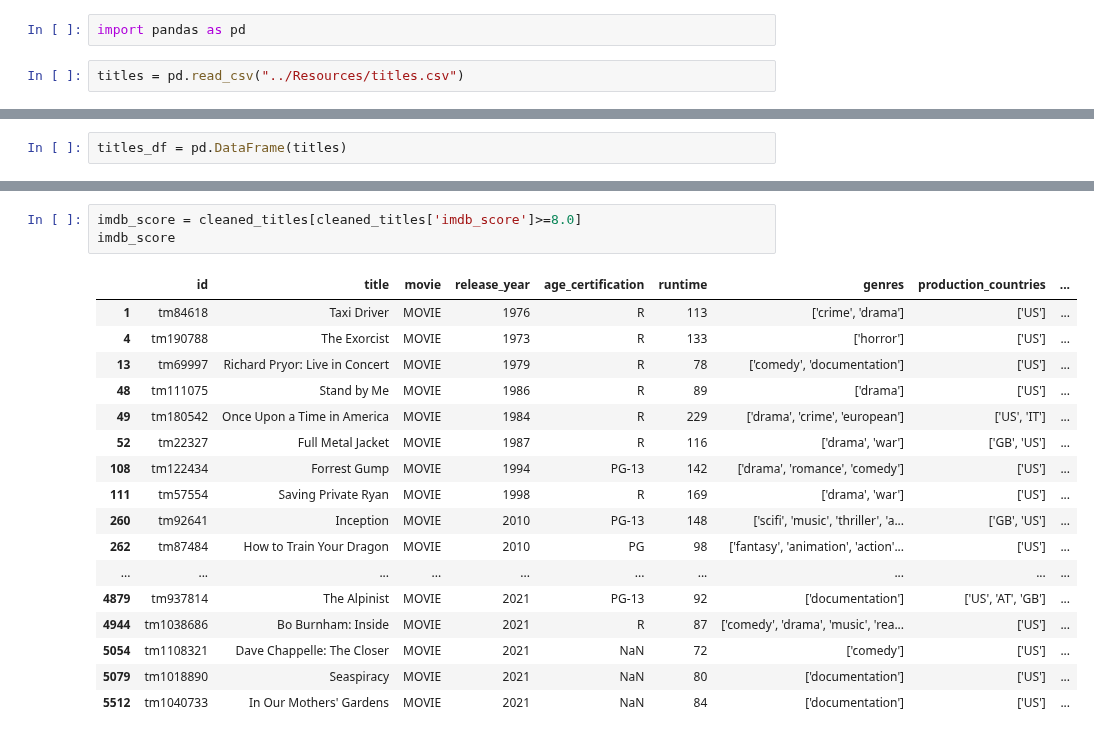
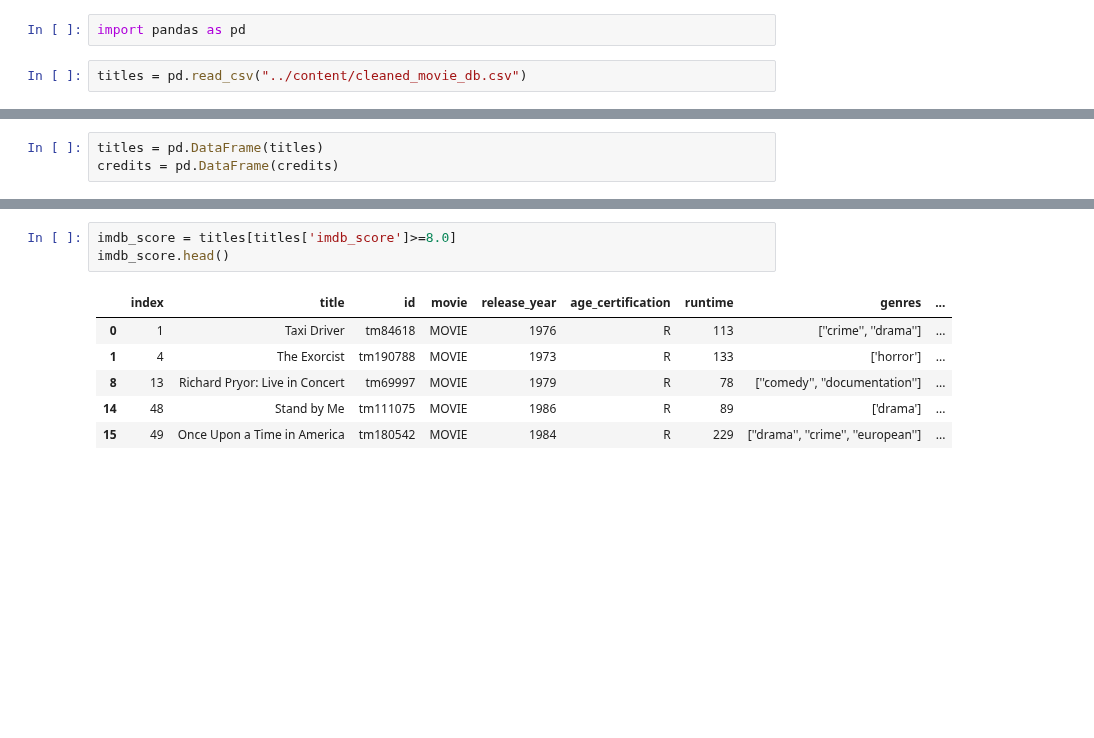
Before and after one commit to jgcarter421/Netflix, a Jupyter notebook: Notebook/top_categories.ipynb, the cells around one changed output, grey strips where cells are left out. Drawn from its saved outputs; the diff is of its cells as text; blank space fills up the shorter version.

Commit message:
sorted data and found top column categories from movie_db

```diff
--- a/Notebook/top_categories.ipynb
+++ b/Notebook/top_categories.ipynb
@@ -1,5 +1,5 @@
 # %%
 import pandas as pd
 # %%
-titles = pd.read_csv("../Resources/titles.csv")
+titles = pd.read_csv("../content/cleaned_movie_db.csv")
 # %%
@@ -7,2 +7,3 @@ credits = pd.read_csv("../Resources/credits.csv")
 # %%
-titles_df = pd.DataFrame(titles)
+titles = pd.DataFrame(titles)
+credits = pd.DataFrame(credits)
@@ -245,22 +10,11 @@ cleaned_titles
 # %%
-imdb_score = cleaned_titles[cleaned_titles['imdb_score']>=8.0]
-imdb_score
+imdb_score = titles[titles['imdb_score']>=8.0]
+imdb_score.head()
 # %% [output]
-|  | id | title | movie | release_year | age_certification | runtime | genres | production_countries | ... |
-| 1 | tm84618 | Taxi Driver | MOVIE | 1976 | R | 113 | ['crime', 'drama'] | ['US'] | ... |
-| 4 | tm190788 | The Exorcist | MOVIE | 1973 | R | 133 | ['horror'] | ['US'] | ... |
-| 13 | tm69997 | Richard Pryor: Live in Concert | MOVIE | 1979 | R | 78 | ['comedy', 'documentation'] | ['US'] | ... |
-| 48 | tm111075 | Stand by Me | MOVIE | 1986 | R | 89 | ['drama'] | ['US'] | ... |
-| 49 | tm180542 | Once Upon a Time in America | MOVIE | 1984 | R | 229 | ['drama', 'crime', 'european'] | ['US', 'IT'] | ... |
-| 52 | tm22327 | Full Metal Jacket | MOVIE | 1987 | R | 116 | ['drama', 'war'] | ['GB', 'US'] | ... |
-| 108 | tm122434 | Forrest Gump | MOVIE | 1994 | PG-13 | 142 | ['drama', 'romance', 'comedy'] | ['US'] | ... |
-| 111 | tm57554 | Saving Private Ryan | MOVIE | 1998 | R | 169 | ['drama', 'war'] | ['US'] | ... |
-| 260 | tm92641 | Inception | MOVIE | 2010 | PG-13 | 148 | ['scifi', 'music', 'thriller', 'a... | ['GB', 'US'] | ... |
-| 262 | tm87484 | How to Train Your Dragon | MOVIE | 2010 | PG | 98 | ['fantasy', 'animation', 'action'... | ['US'] | ... |
-| ... | ... | ... | ... | ... | ... | ... | ... | ... | ... |
-| 4879 | tm937814 | The Alpinist | MOVIE | 2021 | PG-13 | 92 | ['documentation'] | ['US', 'AT', 'GB'] | ... |
-| 4944 | tm1038686 | Bo Burnham: Inside | MOVIE | 2021 | R | 87 | ['comedy', 'drama', 'music', 'rea... | ['US'] | ... |
-| 5054 | tm1108321 | Dave Chappelle: The Closer | MOVIE | 2021 | NaN | 72 | ['comedy'] | ['US'] | ... |
-| 5079 | tm1018890 | Seaspiracy | MOVIE | 2021 | NaN | 80 | ['documentation'] | ['US'] | ... |
-| 5512 | tm1040733 | In Our Mothers' Gardens | MOVIE | 2021 | NaN | 84 | ['documentation'] | ['US'] | ... |
+|  | index | title | id | movie | release_year | age_certification | runtime | genres | ... |
+| 0 | 1 | Taxi Driver | tm84618 | MOVIE | 1976 | R | 113 | [''crime'', ''drama''] | ... |
+| 1 | 4 | The Exorcist | tm190788 | MOVIE | 1973 | R | 133 | ['horror'] | ... |
+| 8 | 13 | Richard Pryor: Live in Concert | tm69997 | MOVIE | 1979 | R | 78 | [''comedy'', ''documentation''] | ... |
+| 14 | 48 | Stand by Me | tm111075 | MOVIE | 1986 | R | 89 | ['drama'] | ... |
+| 15 | 49 | Once Upon a Time in America | tm180542 | MOVIE | 1984 | R | 229 | [''drama'', ''crime'', ''european''] | ... |
 # %%
```
Also changed, not shown: parts of 25 cells of this notebook, 4 other files.
